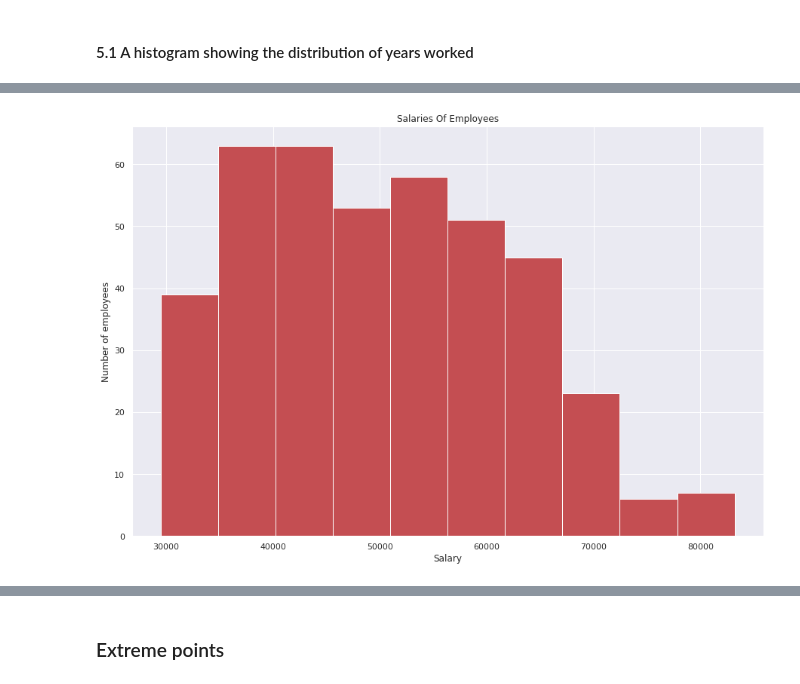
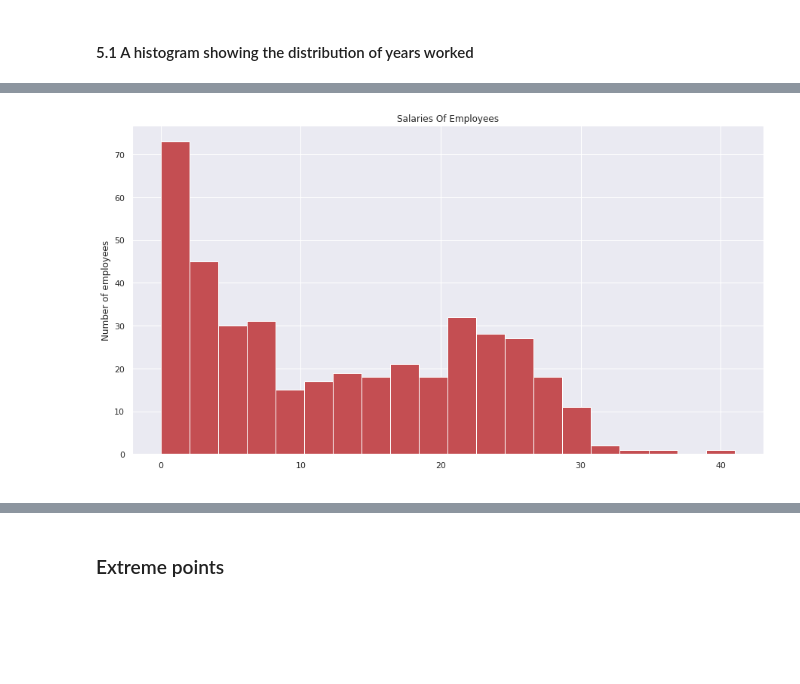
Before and after one commit to AllenMkandla/simple_linear_regression, a Jupyter notebook: linear_regression.ipynb, the cells around one changed output, grey strips where cells are left out. Cells and saved outputs as stored; diff of their text form; code cells hidden in the pictures; blank space fills up the shorter version.

```diff
--- a/linear_regression.ipynb
+++ b/linear_regression.ipynb
@@ -113,5 +141,0 @@ yrs_worked_train,yrs_worked_test,salary_earned_train,salary_earned_test = train_
-# %%
-yrs_worked_train = pd.DataFrame(yrs_worked_train)
-salary_earned_train = pd.DataFrame(salary_earned_train)
-#creating a combined Data frame for train set
-df_train = pd.concat([yrs_worked_train, salary_earned_train], axis=1).reindex(yrs_worked_train.index)
@@ -125,10 +155,10 @@ df_test = pd.concat([yrs_worked_test, salary_earned_test], axis=1).reindex(yrs_w
 # %%
 sns.set()
-plt.figure(figsize=(15,10))
-plt.hist(df_train['salary'], color='r', stacked=False, orientation='vertical')
-plt.xlabel('Salary')
+plt.figure(figsize=(15,8))
+plt.hist(df_train['yearsworked'], color='r', stacked=False, orientation='vertical', bins= 20)
+plt.xlabel(' ')
 plt.ylabel('Number of employees')
 plt.title('Salaries Of Employees')
 plt.show()
 # %% [output]
-[figure, old version]
+[figure, new version]
```
Also changed, not shown: parts of 22 cells of this notebook.
